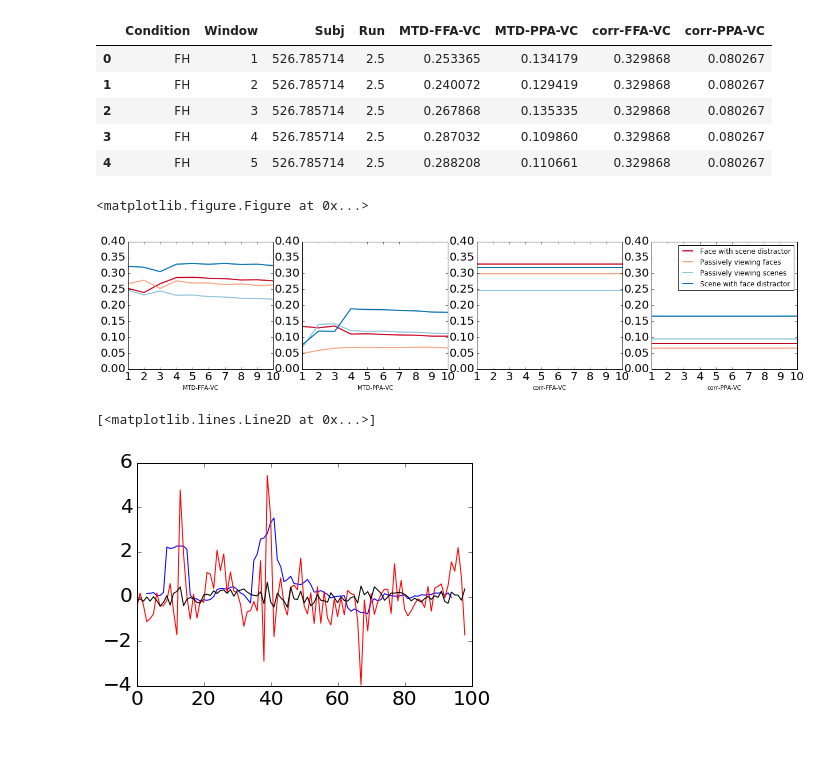
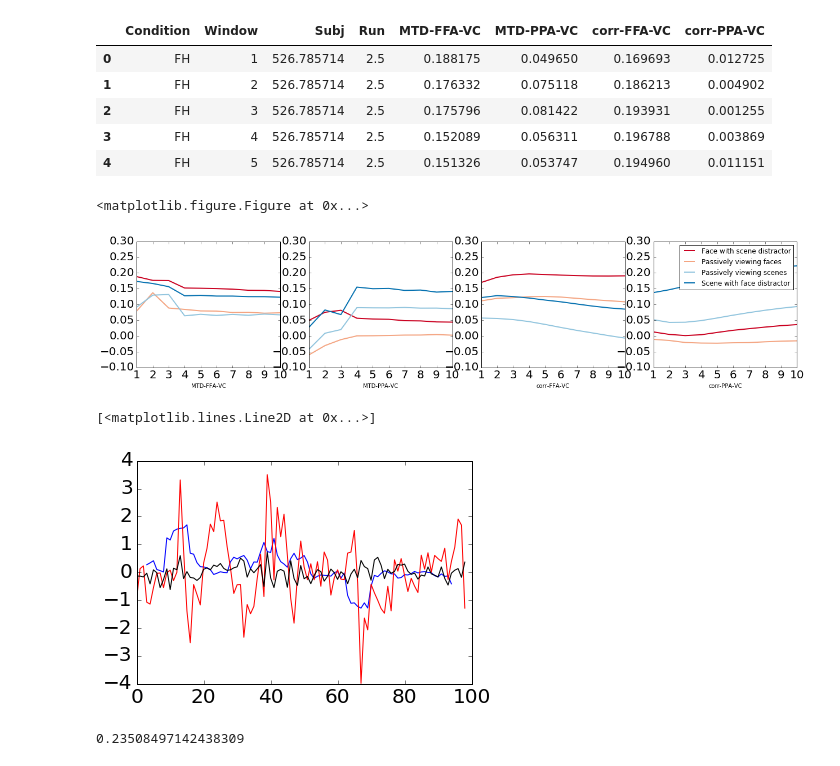
Before and after one commit to kaihwang/TDSigEI, a Jupyter notebook: MTD/Run_MTD.ipynb, the cells around one changed output. Saved outputs shown, nothing was run; the diff lists cells and outputs as text; code cells hidden in the pictures.

```diff
--- a/MTD/Run_MTD.ipynb
+++ b/MTD/Run_MTD.ipynb
@@ -53,8 +51,8 @@ for s, sub in enumerate(Subjects):
             VC_ts = np.array(TS_df[(TS_df['Subject'] == str(sub)) & (TS_df['Condition'] == cond) & (TS_df['Run'] == run)]['VC'])
 
             #cal coupling
-            cfv = np.corrcoef(np.array([FFA_ts, VC_ts]))[0,1]
-            cfp = np.corrcoef(np.array([PPA_ts, VC_ts]))[0,1]
+            #cfv = np.corrcoef(np.array([FFA_ts, VC_ts]))[0,1]
+            #cfp = np.corrcoef(np.array([PPA_ts, VC_ts]))[0,1]
 
             for w in np.arange(1,11):
                 corr_df.loc[i, 'Condition'] = cond
@@ -63,8 +61,15 @@ for s, sub in enumerate(Subjects):
                 corr_df.loc[i, 'Window'] = w
                 corr_df.loc[i,'MTD-FFA-VC'] = np.nanmean(coupling(np.array([FFA_ts, VC_ts]).T, w)[1][:,0,1][TR_index])
                 corr_df.loc[i,'MTD-PPA-VC'] = np.nanmean(coupling(np.array([PPA_ts, VC_ts]).T, w)[1][:,0,1][TR_index])
-                corr_df.loc[i,'corr-FFA-VC'] = cfv
-                corr_df.loc[i,'corr-PPA-VC'] = cfp
+
+                sT = pd.rolling_mean(np.array([FFA_ts, VC_ts]).T,w, center = True)
+                sT[np.isnan(sT)] = 0
+                corr_df.loc[i,'corr-FFA-VC'] = np.corrcoef(sT.T)[0,1]
+
+                sT = pd.rolling_mean(np.array([PPA_ts, VC_ts]).T,w, center = True)
+                sT[np.isnan(sT)] = 0
+                corr_df.loc[i,'corr-PPA-VC'] = np.corrcoef(sT.T)[0,1]
+
                 i = i+1
 # %%
 stat_df = corr_df.groupby(['Subj','Condition','Window']).mean().reset_index()
@@ -76,45 +81,51 @@ mean_df.head()
 #sem_df.head()
 # %% [output]
 |  | Condition | Window | Subj | Run | MTD-FFA-VC | MTD-PPA-VC | corr-FFA-VC | corr-PPA-VC |
-| 0 | FH | 1 | 526.785714 | 2.5 | 0.253365 | 0.134179 | 0.329868 | 0.080267 |
-| 1 | FH | 2 | 526.785714 | 2.5 | 0.240072 | 0.129419 | 0.329868 | 0.080267 |
-| 2 | FH | 3 | 526.785714 | 2.5 | 0.267868 | 0.135335 | 0.329868 | 0.080267 |
-| 3 | FH | 4 | 526.785714 | 2.5 | 0.287032 | 0.109860 | 0.329868 | 0.080267 |
-| 4 | FH | 5 | 526.785714 | 2.5 | 0.288208 | 0.110661 | 0.329868 | 0.080267 |
+| 0 | FH | 1 | 526.785714 | 2.5 | 0.188175 | 0.049650 | 0.169693 | 0.012725 |
+| 1 | FH | 2 | 526.785714 | 2.5 | 0.176332 | 0.075118 | 0.186213 | 0.004902 |
+| 2 | FH | 3 | 526.785714 | 2.5 | 0.175796 | 0.081422 | 0.193931 | 0.001255 |
+| 3 | FH | 4 | 526.785714 | 2.5 | 0.152089 | 0.056311 | 0.196788 | 0.003869 |
+| 4 | FH | 5 | 526.785714 | 2.5 | 0.151326 | 0.053747 | 0.194960 | 0.011151 |
 # %%
 plt.rc('xtick', labelsize=20)
 plt.rc('ytick', labelsize=20)
 ROIpairs = ['MTD-FFA-VC', 'MTD-PPA-VC','corr-FFA-VC', 'corr-PPA-VC']
 Conditions =['FH', 'Fp', 'Hp', 'HF']
 Labels = ['Face with scene distractor', 'Passively viewing faces ', 'Passively viewing scenes', 'Scene with face distractor']
 x = np.arange(1,11)
 #get colormap
 cmap = brewer2mpl.get_map('RdBu','diverging', 4)
 plt.figure(1)
 plt.figure(figsize=(21,4))
 for r, roi in enumerate(ROIpairs):
     plt.subplot(1, 4, r+1)
 
     for i, c in enumerate(Conditions):
         y = np.array(mean_df[(mean_df['Condition'] == c)][roi])
         error = np.array(sem_df[(mean_df['Condition'] == c)][roi])
         plt.plot(x, y, color = cmap.hex_colors[i], linewidth=2  )
 
         #plt.fill_between(x, y-1*error, y+1*error, alpha=0.2, edgecolor=cmap.hex_colors[i],
         #             facecolor=cmap.hex_colors[i], label=c)
 
-        plt.ylim(0,0.4)
+        plt.ylim(-0.1,0.3)
         plt.xlim(1, 10)
         plt.xlabel(roi)
 plt.legend(Labels)
 plt.show()
 # %% [output]
 <matplotlib.figure.Figure at 0x...>
-[figure, old version]
+[figure, new version]
 # %%
 plt.plot(coupling(np.array([FFA_ts, VC_ts]).T, 7)[1][:,0,1])
 plt.plot(FFA_ts, 'r')
 plt.plot(PPA_ts, 'k')
 # %% [output]
 [<matplotlib.lines.Line2D at 0x...>]
-[figure, old version]
+[figure, new version]
+# %%
+A = pd.rolling_mean(np.array([FFA_ts, VC_ts]).T,7, center = True)
+A[np.isnan(A)] = 0
+np.corrcoef(A.T)[0,1]
+# %% [output]
+0.23508497142438309
```
Also changed, not shown: parts of 3 cells of this notebook, 5 other files.
